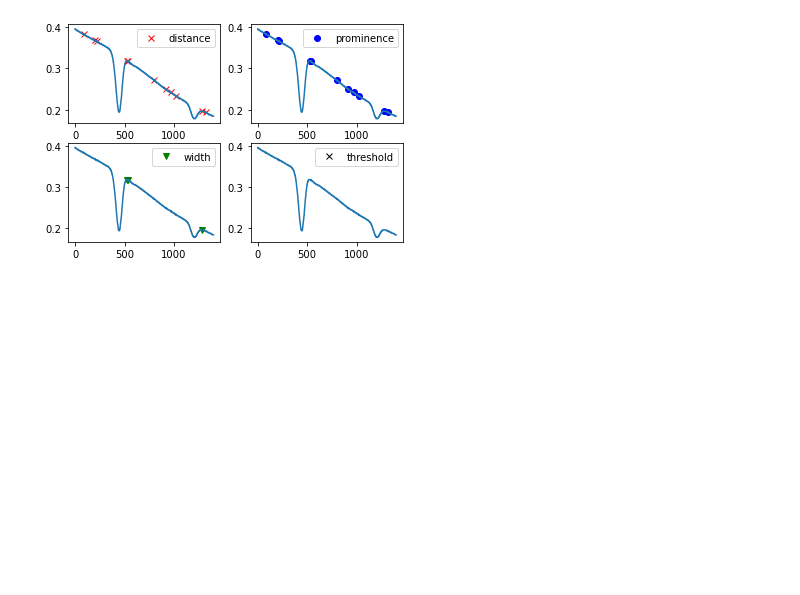
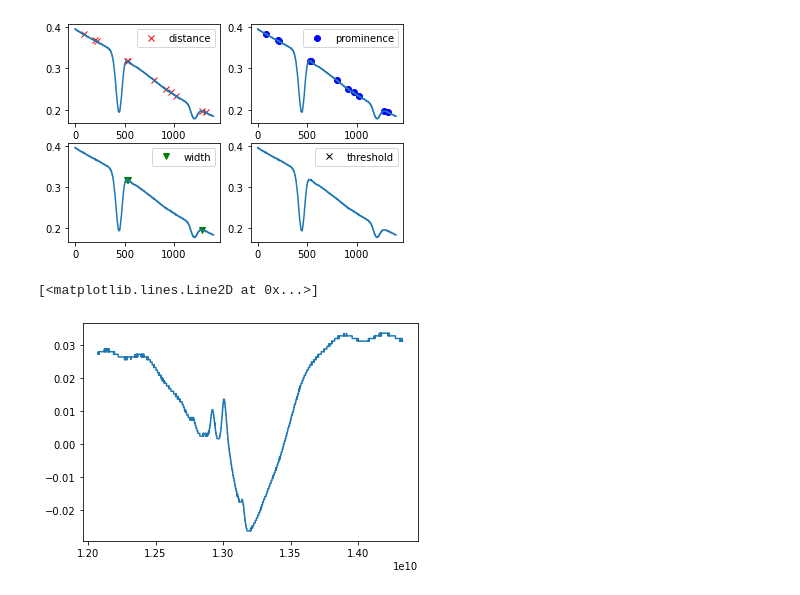
Before and after one commit to Rikkertttt/Rubidium-Spectroscopy, a Jupyter notebook: magnetic diversion.ipynb, the cells around one changed output. Cells and saved outputs as stored; diff of their text form; code cells hidden in the pictures; blank space fills up the shorter version.

```diff
--- a/magnetic diversion.ipynb
+++ b/magnetic diversion.ipynb
@@ -123,3 +145,12 @@ plt.plot(peaks4, x[peaks4], "xk"); plt.plot(x); plt.legend(['threshold'])
 plt.show()
 # %% [output]
 [figure]
+# %%
+df01_convert = []
+for i in range(len(df01[3])):
+    df01_convert.append(const * df01[3][i])
+
+plt.plot(df01_convert, df01[4])
+# %% [output]
+[<matplotlib.lines.Line2D at 0x...>]
+[figure, added]
```
Also changed, not shown: parts of 6 cells of this notebook.
